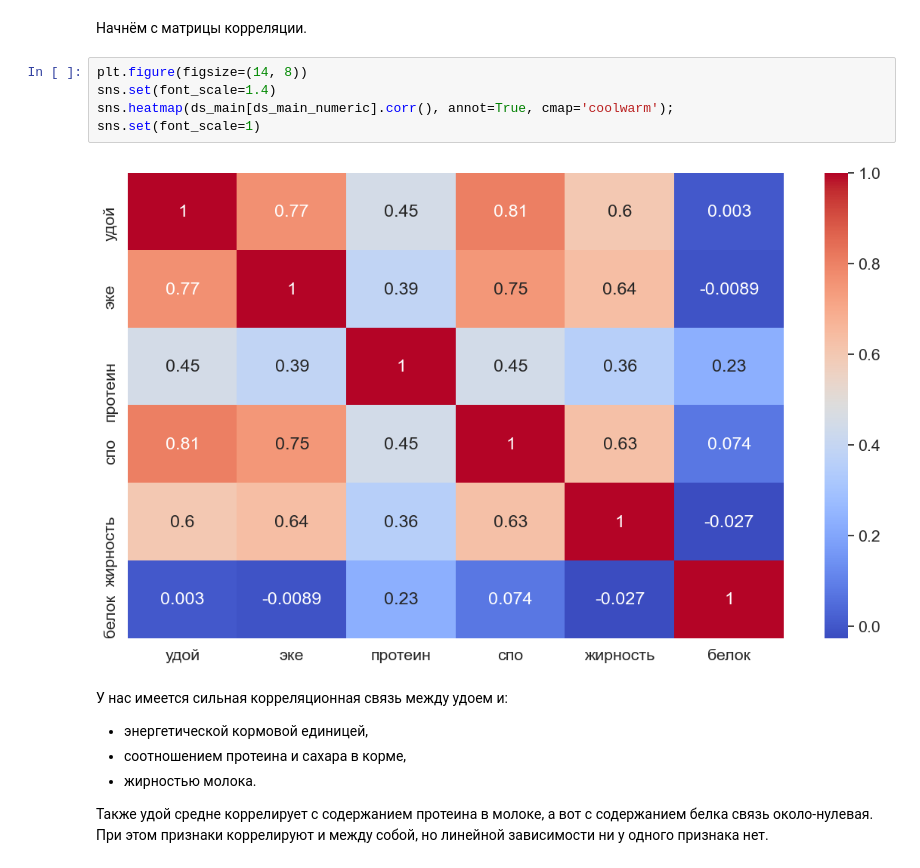
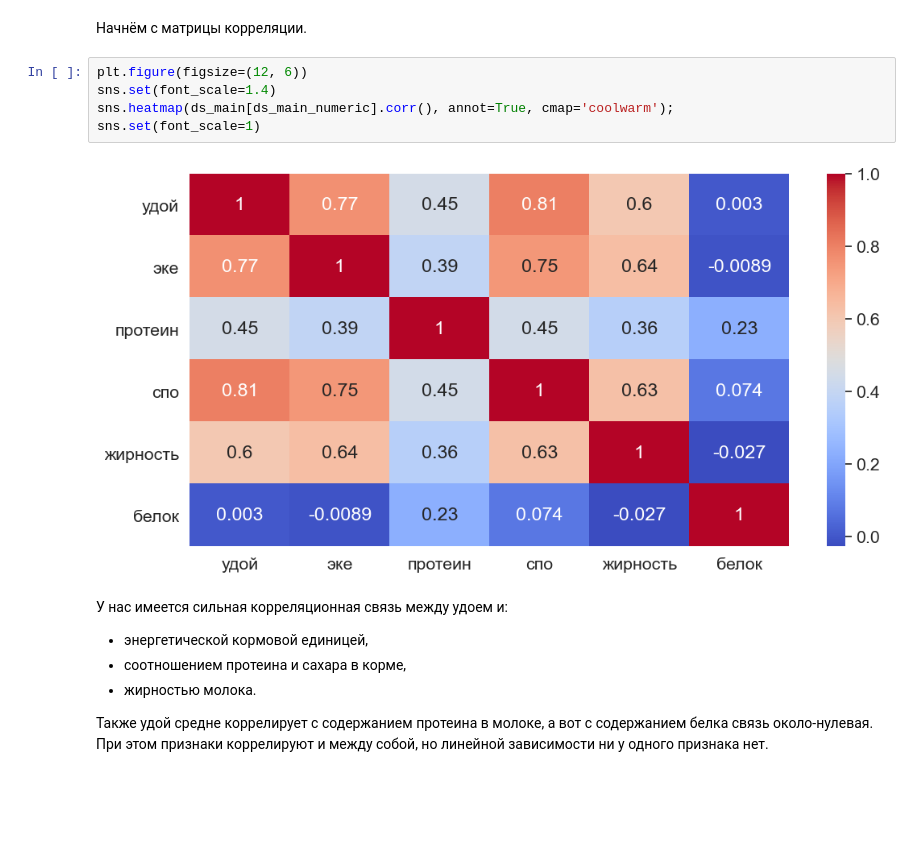
Before and after one commit to Maksim1004/data_science_studying, a Jupyter notebook: cows_and_machine_learning.ipynb, the cells around one changed output. Drawn from its saved outputs; the diff is of its cells as text; blank space fills up the shorter version.

```diff
--- a/cows_and_machine_learning.ipynb
+++ b/cows_and_machine_learning.ipynb
@@ -529,12 +459,12 @@ for i in range(len(ds_main_string)):
 # %% [markdown]
 Начнём с матрицы корреляции.
 # %%
-plt.figure(figsize=(14, 8))
+plt.figure(figsize=(12, 6))
 sns.set(font_scale=1.4)
 sns.heatmap(ds_main[ds_main_numeric].corr(), annot=True, cmap='coolwarm');
 sns.set(font_scale=1)
 # %% [output]
-[figure, old version]
+[figure, new version]
 # %% [markdown]
 У нас имеется сильная корреляционная связь между удоем и:
 - энергетической кормовой единицей,
```
Also changed, not shown: parts of 69 cells of this notebook.
